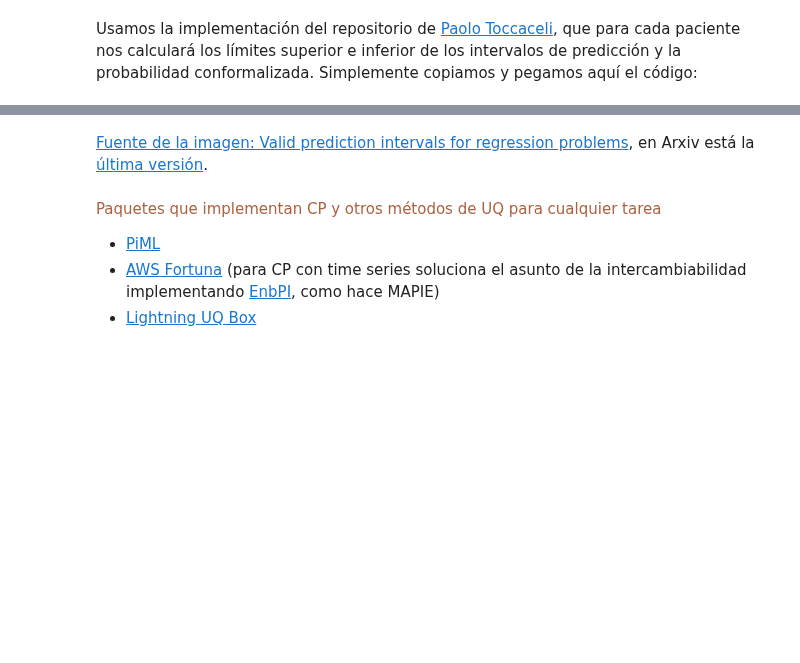
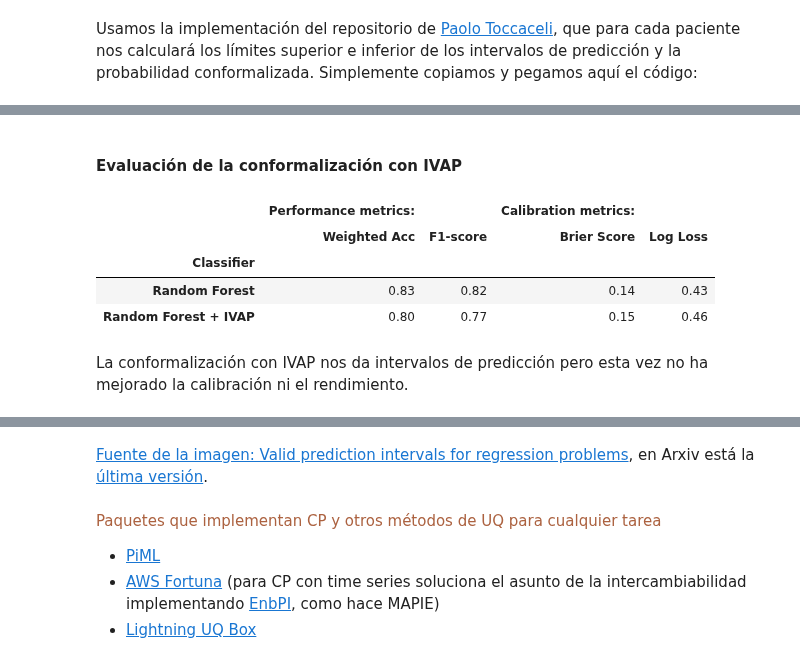
Before and after one commit to MMdeCastro/Uncertainty_Quantification_XAI, a Jupyter notebook: UQ.ipynb, the cells around one changed output, grey strips where cells are left out. Drawn from its saved outputs; the diff is of its cells as text; code cells hidden in the pictures; blank space fills up the shorter version.

```diff
--- a/UQ.ipynb
+++ b/UQ.ipynb
@@ -565,0 +578,6 @@ plt.show();
+# %%
+metrics_list = []
+l_loss = log_loss(y_test, y_pred)
+brier_loss = brier_score_loss(y_test, y_pred)
+metrics_list.append(["Random Forest", acc.round(3), f1.round(3), brier_loss.round(3), l_loss.round(3)])
+metrics_list
@@ -613,10 +587,0 @@ y aplicamos el modelo de clasificación:
-# %%
-print()
-y_pred = RF.predict_proba(X)[:, 1]
-print('Application of the Random Forest classifier to a new patient:')
-print()
-print("The patient raw score of suffering a hear failure is:", y_pred[0].round(2))
-t = 0.4
-print()
-print("With t =", t, "as the decision threshold, is there a risk of suffering a heart failure?")
-print(y_pred[0] >= t)
@@ -1138,0 +949,30 @@ Con la 'Conformal Prediction' hemos detectado las instancias con el intervalo de
+# %% [markdown]
+#### Evaluación de la conformalización con IVAP
+# %%
+# performance metrics with decision threshold t = 0.4
+acc = accuracy_score(y_test, p >= 0.4)
+f1 = f1_score(y_test, p >= 0.4)
+
+# calibration metrics after conformalizing with IVAP
+l_loss = log_loss(y_test, p)
+brier_loss = brier_score_loss(y_test, p)
+
+metrics_list.append(["Random Forest + IVAP", acc.round(3), f1.round(3), brier_loss.round(3), l_loss.round(3)])
+
+
+metrics_df = pd.DataFrame(metrics_list, columns = [
+    'Classifier', 'W-accuracy','F1-score', 'Brier Score', 'Log Loss'])
+metrics_df.set_index('Classifier', inplace=True)
+metrics_df.columns = pd.MultiIndex.from_tuples([
+                              ('   Performance metrics:', 'Weighted Acc'),('   Performance metrics:', 'F1-score'),
+                              ('Calibration metrics:', 'Brier Score'),('Calibration metrics:', 'Log Loss')])
+
+metrics_df.round(2)
+# %% [output]
+|  | Performance metrics: |  | Calibration metrics: |  |
+|  | Weighted Acc | F1-score | Brier Score | Log Loss |
+| Classifier |  |  |  |  |
+| Random Forest | 0.83 | 0.82 | 0.14 | 0.43 |
+| Random Forest + IVAP | 0.80 | 0.77 | 0.15 | 0.46 |
+# %% [markdown]
+La conformalización con IVAP nos da intervalos de predicción pero esta vez no ha mejorado la calibración ni el rendimiento.
```
Also changed, not shown: parts of 68 cells of this notebook, 2 other files.
